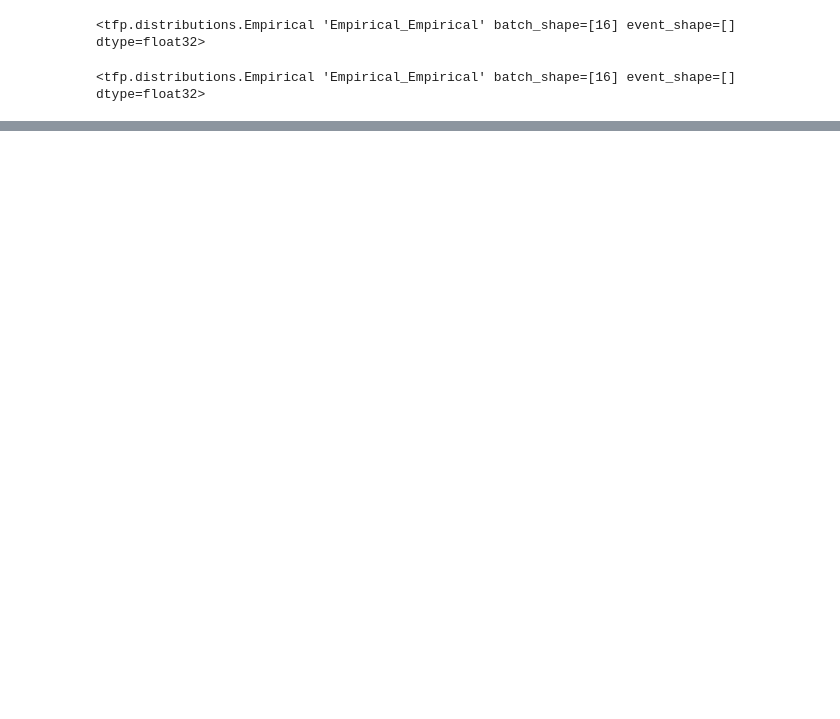
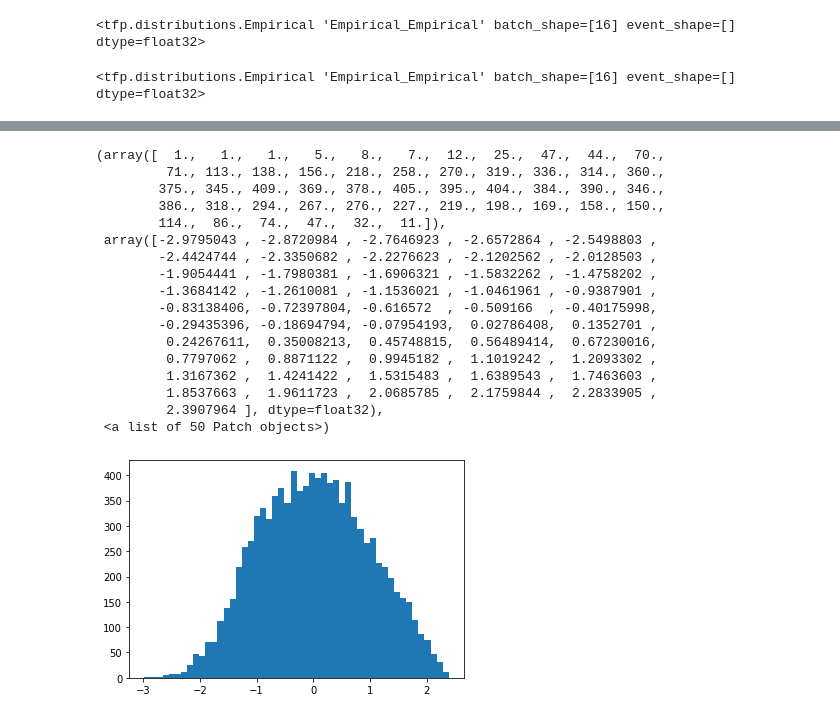
Before and after one commit to max-nathaniel-paul-comps/code-retrieval-and-summarization, a Jupyter notebook: tensorflow_examples/variational_auto_encoder/image_vae_playground.ipynb, the cells around one changed output, grey strips where cells are left out. Drawn from its saved outputs; the diff is of its cells as text; code cells hidden in the pictures; blank space fills up the shorter version.

```diff
--- a/tensorflow_examples/variational_auto_encoder/image_vae_playground.ipynb
+++ b/tensorflow_examples/variational_auto_encoder/image_vae_playground.ipynb
@@ -241,0 +277,21 @@ tf.reduce_sum(tfp.distributions.kl_divergence(
+# %%
+plt.hist(test_set_encoded_sampled[:, 1].numpy(), bins=50)
+# %% [output]
+(array([  1.,   1.,   1.,   5.,   8.,   7.,  12.,  25.,  47.,  44.,  70.,
+         71., 113., 138., 156., 218., 258., 270., 319., 336., 314., 360.,
+        375., 345., 409., 369., 378., 405., 395., 404., 384., 390., 346.,
+        386., 318., 294., 267., 276., 227., 219., 198., 169., 158., 150.,
+        114.,  86.,  74.,  47.,  32.,  11.]),
+ array([-2.9795043 , -2.8720984 , -2.7646923 , -2.6572864 , -2.5498803 ,
+        -2.4424744 , -2.3350682 , -2.2276623 , -2.1202562 , -2.0128503 ,
+        -1.9054441 , -1.7980381 , -1.6906321 , -1.5832262 , -1.4758202 ,
+        -1.3684142 , -1.2610081 , -1.1536021 , -1.0461961 , -0.9387901 ,
+        -0.83138406, -0.72397804, -0.616572  , -0.509166  , -0.40175998,
+        -0.29435396, -0.18694794, -0.07954193,  0.02786408,  0.1352701 ,
+         0.24267611,  0.35008213,  0.45748815,  0.56489414,  0.67230016,
+         0.7797062 ,  0.8871122 ,  0.9945182 ,  1.1019242 ,  1.2093302 ,
+         1.3167362 ,  1.4241422 ,  1.5315483 ,  1.6389543 ,  1.7463603 ,
+         1.8537663 ,  1.9611723 ,  2.0685785 ,  2.1759844 ,  2.2833905 ,
+         2.3907964 ], dtype=float32),
+ <a list of 50 Patch objects>)
+[figure, added]
```
Also changed, not shown: parts of 19 cells of this notebook.
